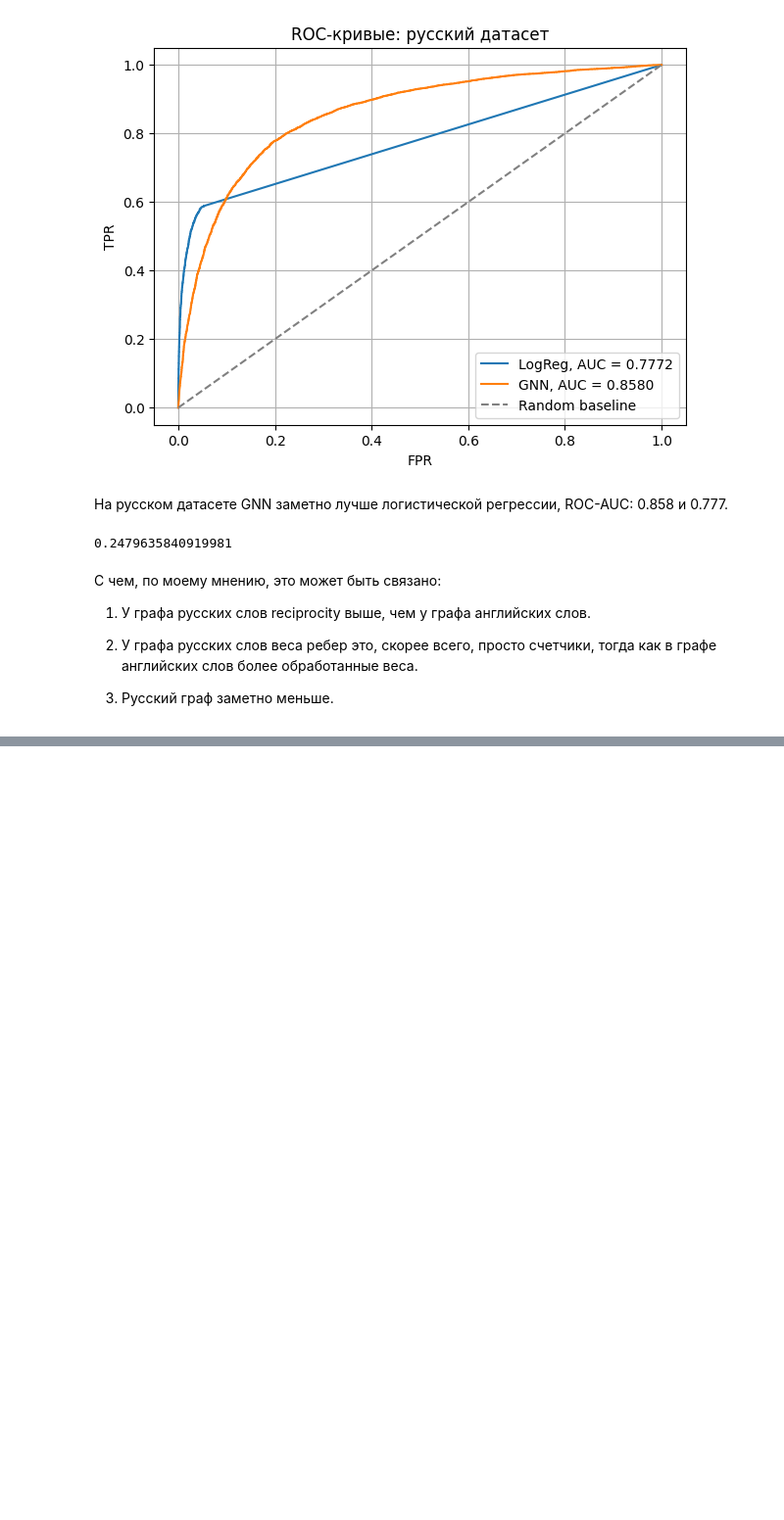
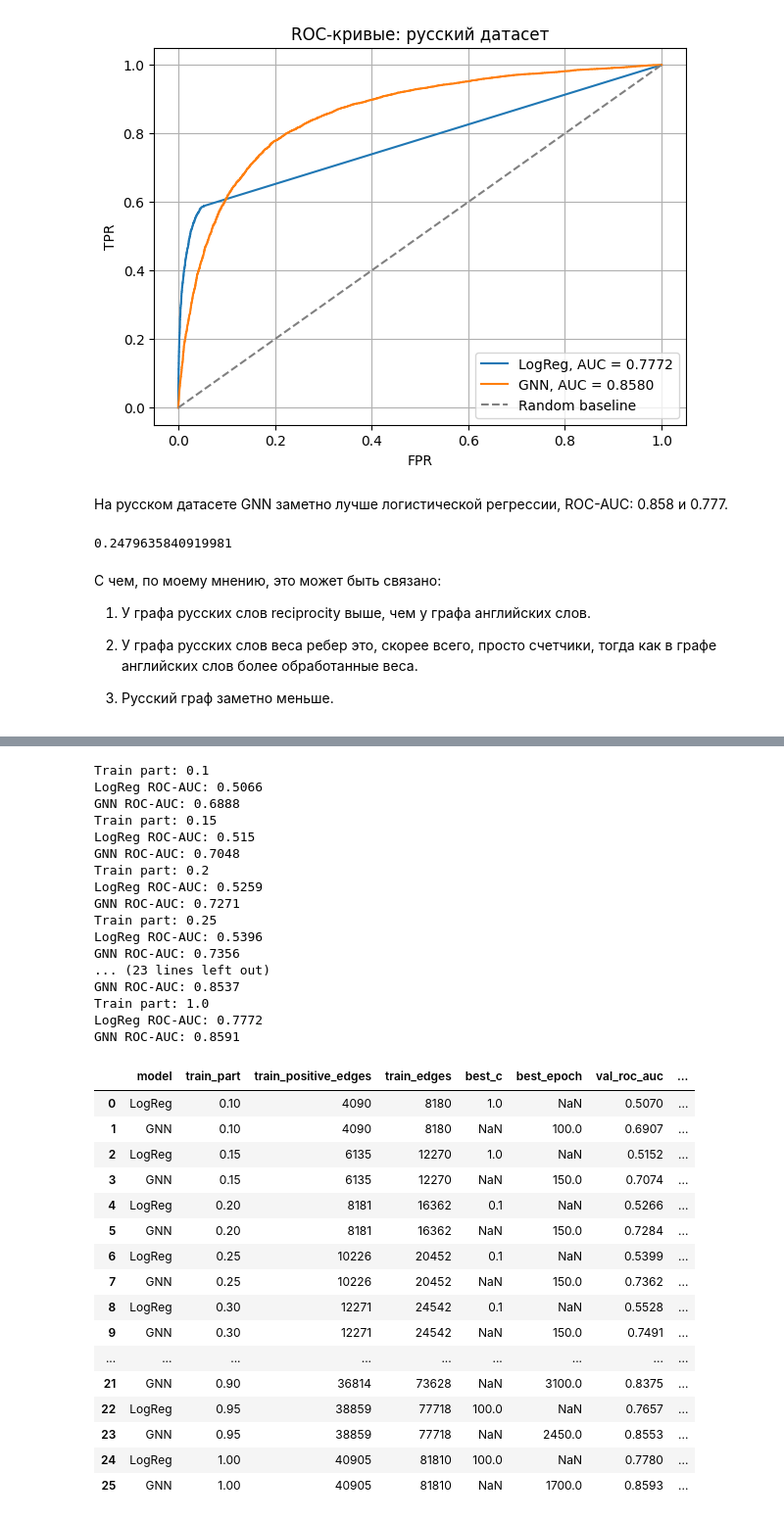
Before and after one commit to AlexeyEmelyan0v/link_prediction_gnn_1, a Jupyter notebook: link_prediction_gnn_1.ipynb, the cells around one changed output, grey strips where cells are left out. Shown at 98% size. Saved outputs shown, nothing was run; the diff lists cells and outputs as text; code cells hidden in the pictures; blank space fills up the shorter version.

```diff
--- a/link_prediction_gnn_1.ipynb
+++ b/link_prediction_gnn_1.ipynb
@@ -4618,0 +5063,68 @@ nx.reciprocity(G_rus_weighted)
+# %%
+rus_train_parts_results = []
+
+for train_part in TRAIN_PARTS:
+    print(f"Train part: {train_part}")
+
+    train_data = make_train_data_for_part(train_part)
+
+    logreg_result = train_logreg_for_part(train_data)
+    rus_train_parts_results.append(logreg_result)
+    print("LogReg ROC-AUC:", round(logreg_result["test_roc_auc"], 4))
+
+    gnn_result = train_gnn_for_part(train_data)
+    rus_train_parts_results.append(gnn_result)
+    print("GNN ROC-AUC:", round(gnn_result["test_roc_auc"], 4))
+
+rus_train_parts_results = pd.DataFrame(rus_train_parts_results)
+
+rus_train_parts_results[
+    [
+        "model",
+        "train_part",
+        "train_positive_edges",
+        "train_edges",
+        "best_c",
+        "best_epoch",
+        "val_roc_auc",
+        "test_roc_auc",
+        "test_average_precision",
+        "test_accuracy",
+        "test_f1"
+    ]
+].round(4)
+# %% [output]
+Train part: 0.1
+LogReg ROC-AUC: 0.5066
+GNN ROC-AUC: 0.6888
+Train part: 0.15
+LogReg ROC-AUC: 0.515
+GNN ROC-AUC: 0.7048
+Train part: 0.2
+LogReg ROC-AUC: 0.5259
+GNN ROC-AUC: 0.7271
+Train part: 0.25
+LogReg ROC-AUC: 0.5396
+GNN ROC-AUC: 0.7356
+... (23 lines left out)
+GNN ROC-AUC: 0.8537
+Train part: 1.0
+LogReg ROC-AUC: 0.7772
+GNN ROC-AUC: 0.8591
+|  | model | train_part | train_positive_edges | train_edges | best_c | best_epoch | val_roc_auc | ... |
+| 0 | LogReg | 0.10 | 4090 | 8180 | 1.0 | NaN | 0.5070 | ... |
+| 1 | GNN | 0.10 | 4090 | 8180 | NaN | 100.0 | 0.6907 | ... |
+| 2 | LogReg | 0.15 | 6135 | 12270 | 1.0 | NaN | 0.5152 | ... |
+| 3 | GNN | 0.15 | 6135 | 12270 | NaN | 150.0 | 0.7074 | ... |
+| 4 | LogReg | 0.20 | 8181 | 16362 | 0.1 | NaN | 0.5266 | ... |
+| 5 | GNN | 0.20 | 8181 | 16362 | NaN | 150.0 | 0.7284 | ... |
+| 6 | LogReg | 0.25 | 10226 | 20452 | 0.1 | NaN | 0.5399 | ... |
+| 7 | GNN | 0.25 | 10226 | 20452 | NaN | 150.0 | 0.7362 | ... |
+| 8 | LogReg | 0.30 | 12271 | 24542 | 0.1 | NaN | 0.5528 | ... |
+| 9 | GNN | 0.30 | 12271 | 24542 | NaN | 150.0 | 0.7491 | ... |
+| ... | ... | ... | ... | ... | ... | ... | ... | ... |
+| 21 | GNN | 0.90 | 36814 | 73628 | NaN | 3100.0 | 0.8375 | ... |
+| 22 | LogReg | 0.95 | 38859 | 77718 | 100.0 | NaN | 0.7657 | ... |
+| 23 | GNN | 0.95 | 38859 | 77718 | NaN | 2450.0 | 0.8553 | ... |
+| 24 | LogReg | 1.00 | 40905 | 81810 | 100.0 | NaN | 0.7780 | ... |
+| 25 | GNN | 1.00 | 40905 | 81810 | NaN | 1700.0 | 0.8593 | ... |
```
Also changed, not shown: parts of 8 cells of this notebook.
